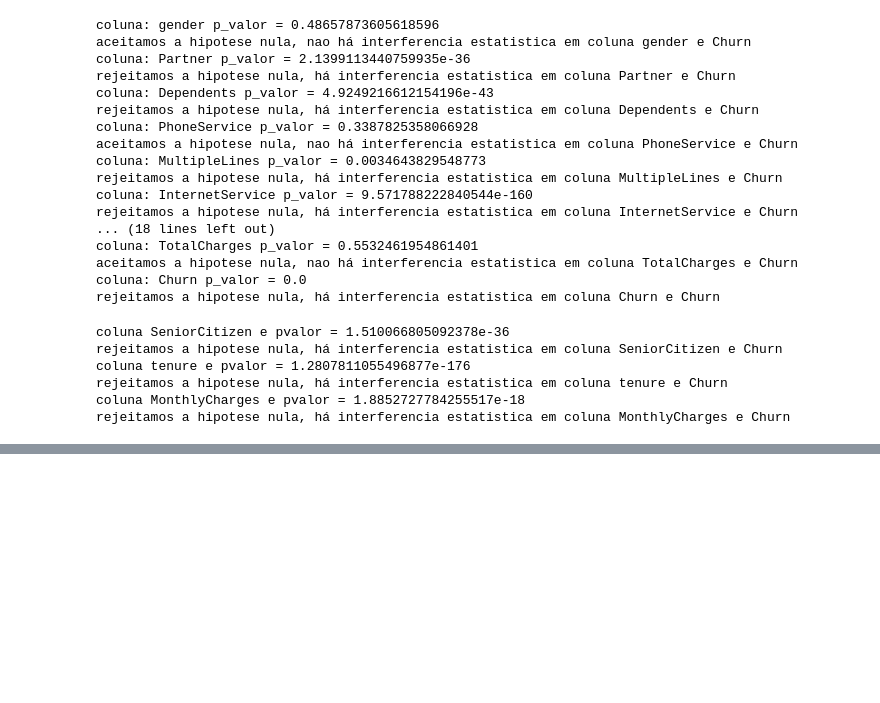
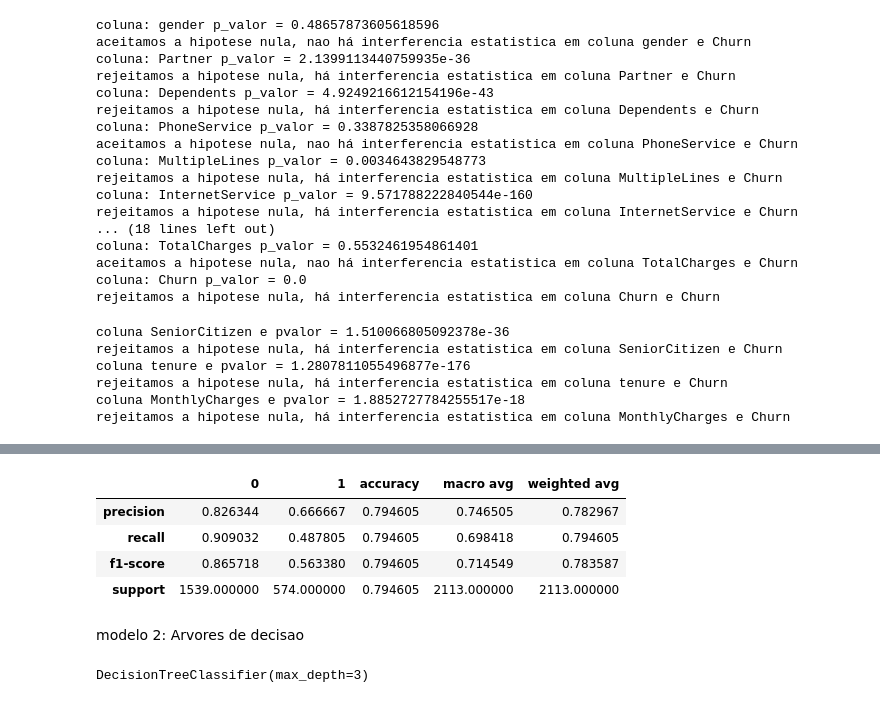
Before and after one commit to WesleySouza13/Analise-em-Churn, a Jupyter notebook: Untitled-1.ipynb, the cells around one changed output, grey strips where cells are left out. Cells and saved outputs as stored; diff of their text form; code cells hidden in the pictures; blank space fills up the shorter version.

```diff
--- a/Untitled-1.ipynb
+++ b/Untitled-1.ipynb
@@ -234,0 +295,6 @@ rejeitamos a hipotese nula, há interferencia estatistica em coluna MonthlyCharg
+# %%
+#funçao que usaremos para avaliar nossos modelos preditivos
+def avaliaçao( y_teste_, prediçao_modelo):
+    metricas = classification_report(y_true=y_teste_,y_pred=prediçao_modelo, output_dict=True)
+
+    return pd.DataFrame(metricas)
@@ -234,0 +312,2 @@ rejeitamos a hipotese nula, há interferencia estatistica em coluna MonthlyCharg
+# %%
+modelo_xgboost = GradientBoostingClassifier(n_estimators=100, learning_rate=0.1, max_depth=3)
@@ -234,0 +323,11 @@ rejeitamos a hipotese nula, há interferencia estatistica em coluna MonthlyCharg
+# %%
+avaliaçao_xgboost = avaliaçao(y_teste, predicao_xgboost)
+avaliaçao_xgboost
+# %% [output]
+|  | 0 | 1 | accuracy | macro avg | weighted avg |
+| precision | 0.826344 | 0.666667 | 0.794605 | 0.746505 | 0.782967 |
+| recall | 0.909032 | 0.487805 | 0.794605 | 0.698418 | 0.794605 |
+| f1-score | 0.865718 | 0.563380 | 0.794605 | 0.714549 | 0.783587 |
+| support | 1539.000000 | 574.000000 | 0.794605 | 2113.000000 | 2113.000000 |
+# %% [markdown]
+modelo 2: Arvores de decisao
@@ -234,0 +336,4 @@ rejeitamos a hipotese nula, há interferencia estatistica em coluna MonthlyCharg
+# %%
+modelo_avore.fit(x_treino, y_treino)
+# %% [output]
+DecisionTreeClassifier(max_depth=3)
```
Also changed, not shown: parts of 21 cells of this notebook.
